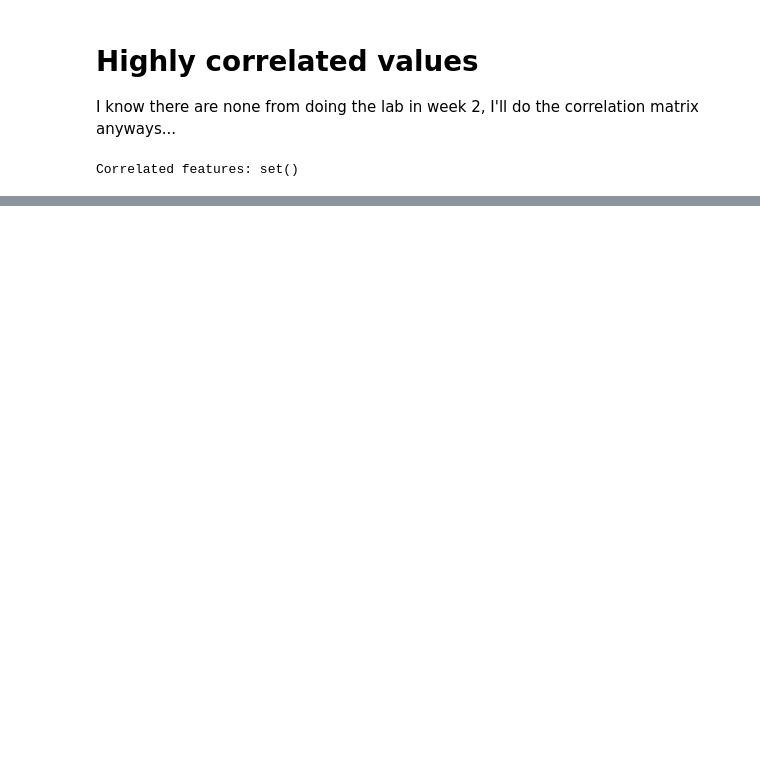
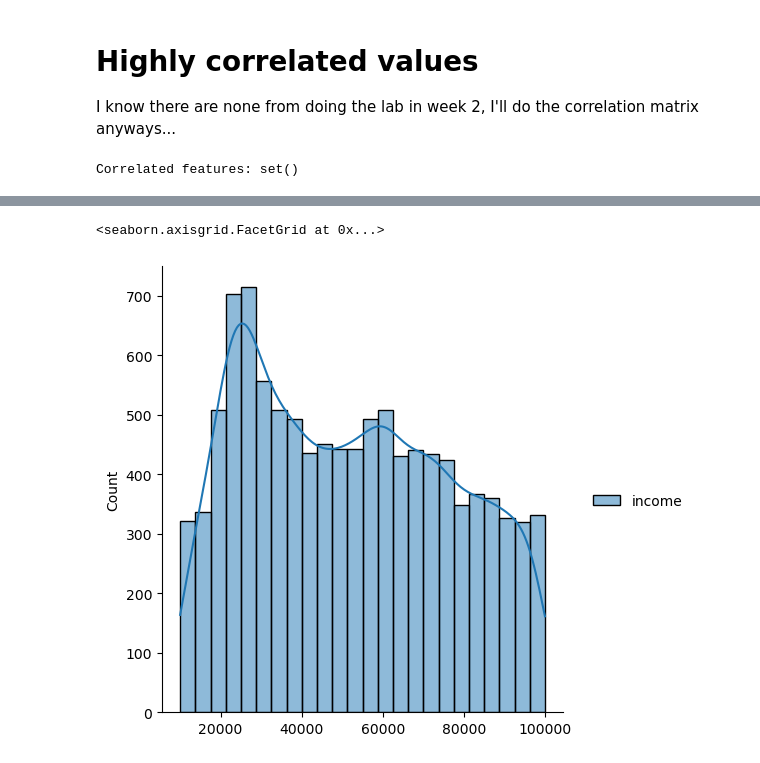
Before and after one commit to Phylanxy/Labs, a Jupyter notebook: week 2/week 4/Lab_ML_day1.ipynb, the cells around one changed output, grey strips where cells are left out. Saved outputs shown, nothing was run; the diff lists cells and outputs as text; code cells hidden in the pictures; blank space fills up the shorter version.

```diff
--- a/week 2/week 4/Lab_ML_day1.ipynb
+++ b/week 2/week 4/Lab_ML_day1.ipynb
@@ -71,0 +108,10 @@ df = pd.concat([df_cat, df_num], axis=1)
+# %%
+from sklearn import linear_model
+from sklearn.preprocessing import StandardScaler, MinMaxScaler
+scale = MinMaxScaler()
+
+X = df_num[['income', "customer_lifetime_value"]]
+
+scaledX = scale.fit_transform(X)
+
+print(scaledX)
@@ -71,0 +126,20 @@ df = pd.concat([df_cat, df_num], axis=1)
+# %%
+# Create a figure and axis
+fig, ax = plt.subplots(nrows=1, ncols=2, figsize=(12, 5))
+
+# Plot the first distribution
+sns.displot(data=data, x="column1", ax=ax[0])
+
+# Plot the second distribution
+sns.displot(data=data, x="column2", ax=ax[1])
+
+# Adjust the plot layout
+plt.tight_layout()
+
+# Show the plot
+plt.show()
+
+sns.displot(X, kde=True)
+# %% [output]
+<seaborn.axisgrid.FacetGrid at 0x...>
+[figure, added]
```
Also changed, not shown: parts of 9 cells of this notebook.
